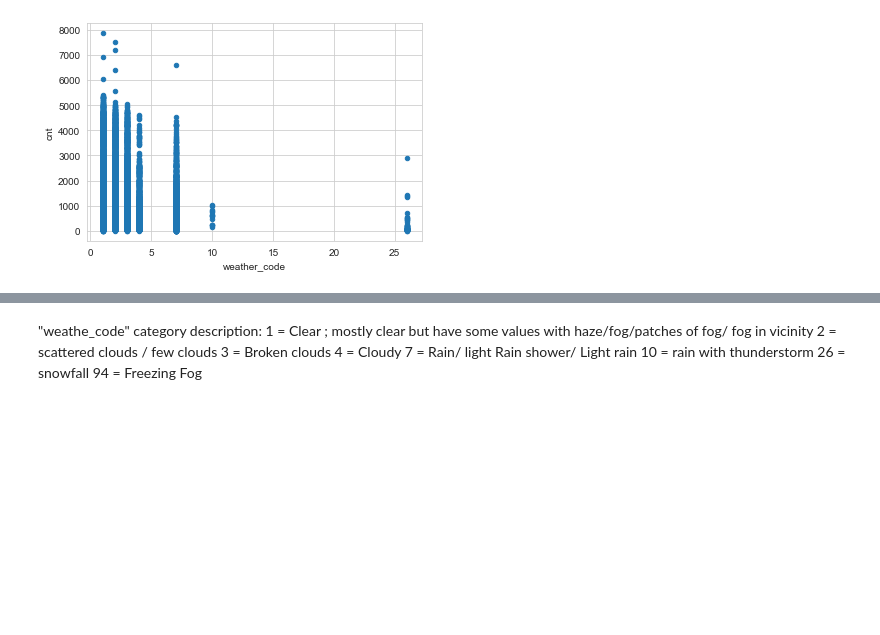
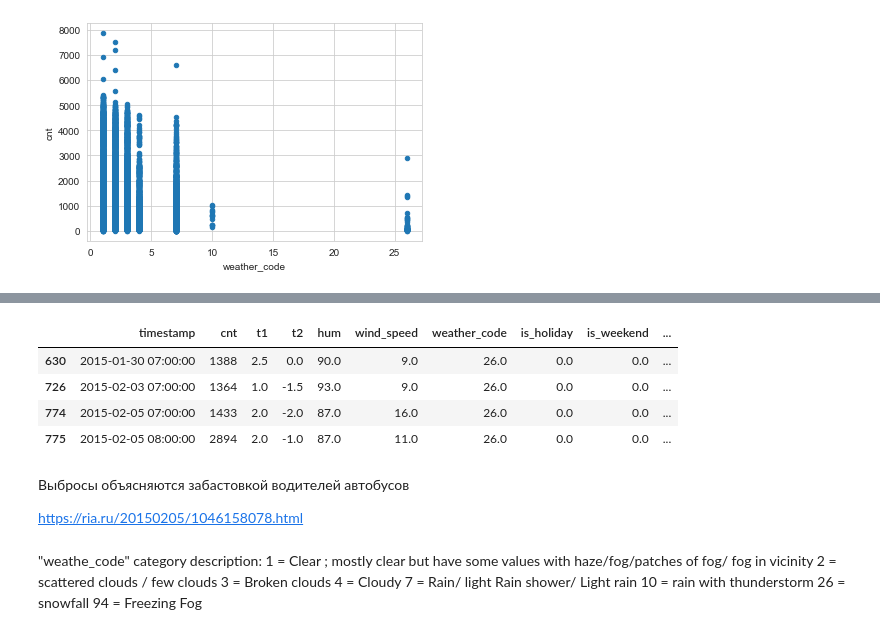
Before and after one commit to Trickster2038/research0, a Jupyter notebook: bicycles.ipynb, the cells around one changed output, grey strips where cells are left out. Cells and saved outputs as stored; diff of their text form; code cells hidden in the pictures; blank space fills up the shorter version.

```diff
--- a/bicycles.ipynb
+++ b/bicycles.ipynb
@@ -199,3 +204,15 @@ df.plot(kind="scatter", x="weather_code", y="cnt")
+# %%
+df.query("weather_code == 26 and cnt > 1000")
+# %% [output]
+|  | timestamp | cnt | t1 | t2 | hum | wind_speed | weather_code | is_holiday | is_weekend | ... |
+| 630 | 2015-01-30 07:00:00 | 1388 | 2.5 | 0.0 | 90.0 | 9.0 | 26.0 | 0.0 | 0.0 | ... |
+| 726 | 2015-02-03 07:00:00 | 1364 | 1.0 | -1.5 | 93.0 | 9.0 | 26.0 | 0.0 | 0.0 | ... |
+| 774 | 2015-02-05 07:00:00 | 1433 | 2.0 | -2.0 | 87.0 | 16.0 | 26.0 | 0.0 | 0.0 | ... |
+| 775 | 2015-02-05 08:00:00 | 2894 | 2.0 | -1.0 | 87.0 | 11.0 | 26.0 | 0.0 | 0.0 | ... |
+# %% [markdown]
+Выбросы объясняются забастовкой водителей автобусов
+
+https://ria.ru/20150205/1046158078.html
 # %% [markdown]
 "weathe_code" category description:
 1 = Clear ; mostly clear but have some values with haze/fog/patches of fog/ fog in vicinity
```
Also changed, not shown: parts of 4 cells of this notebook, 4 other files.
